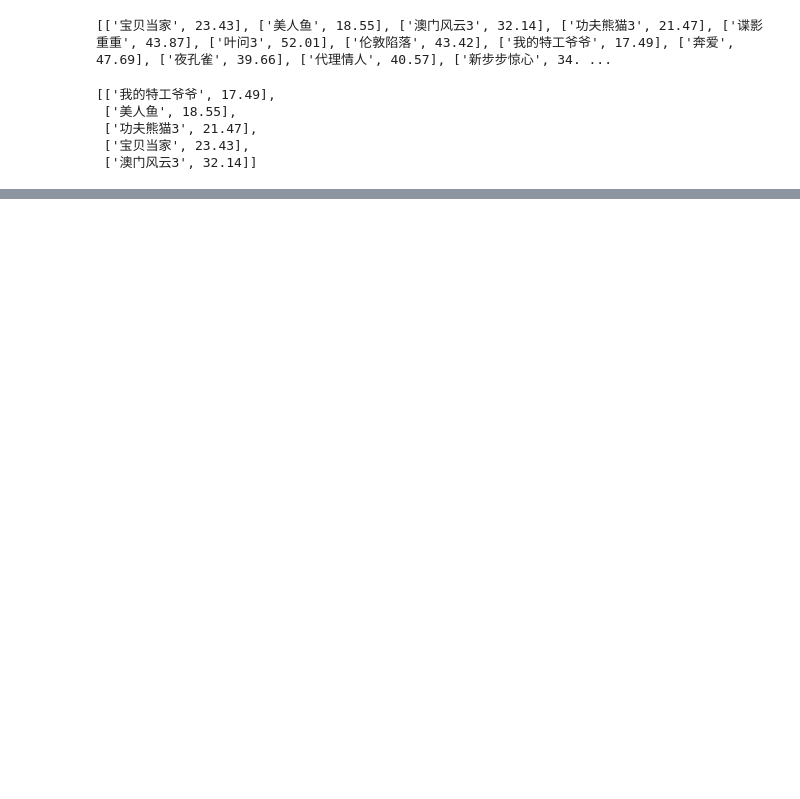
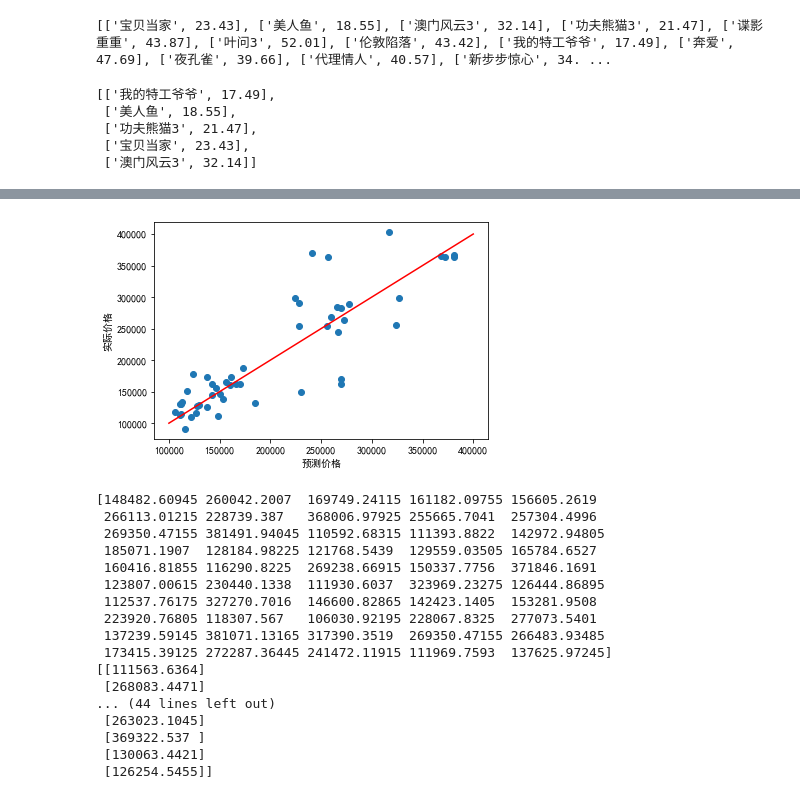
Before and after one commit to xiaoxie110/python_learn, a Jupyter notebook: knn.ipynb, the cells around one changed output, grey strips where cells are left out. Saved outputs shown, nothing was run; the diff lists cells and outputs as text; code cells hidden in the pictures; blank space fills up the shorter version.

```diff
--- a/knn.ipynb
+++ b/knn.ipynb
@@ -50,0 +139,53 @@ labels
+# %%
+#去均值和方差归一化
+X_normalizer = StandardScaler() # N(0,1)
+X_train = X_normalizer.fit_transform(X_train)
+X_test = X_normalizer.transform(X_test)
+y_normalizer = StandardScaler()
+y_train = y_normalizer.fit_transform(y_train)
+y_test = y_normalizer.transform(y_test)
+# %%
+knn = KNeighborsRegressor(n_neighbors=2) #K=2
+knn.fit(X_train, y_train.ravel())
+# 预测房价:
+y_pred = knn.predict(X_test)
+y_pred
+
+y_pred_inv = y_normalizer.inverse_transform(y_pred)
+y_test_inv = y_normalizer.inverse_transform(y_test)
+
+# 创建点阵图
+plt.scatter(y_pred_inv, y_test_inv)
+plt.xlabel('预测值')
+plt.ylabel('实际值')
+
+# 现在来增加预测线
+# linspace(x1,x2,N)。linspace是Matlab中的均分计算指令，用于产生x1,x2之间的N点行线性的矢量。其中x1、x2、N分别为起始值、终止值、元素个数。若默认N，默认点数为100
+diagonal = np.linspace(100000, 400000, 10000)
+
+plt.plot(diagonal, diagonal, '-r')
+plt.xlabel('预测价格')
+plt.ylabel('实际价格')
+plt.show()
+
+# print(y_pred_inv)
+# print(y_test_inv)
+# %% [output]
+[figure, added]
+[148482.60945 260042.2007  169749.24115 161182.09755 156605.2619
+ 266113.01215 228739.387   368006.97925 255665.7041  257304.4996
+ 269350.47155 381491.94045 110592.68315 111393.8822  142972.94805
+ 185071.1907  128184.98225 121768.5439  129559.03505 165784.6527
+ 160416.81855 116290.8225  269238.66915 150337.7756  371846.1691
+ 123807.00615 230440.1338  111930.6037  323969.23275 126444.86895
+ 112537.76175 327270.7016  146600.82865 142423.1405  153281.9508
+ 223920.76805 118307.567   106030.92195 228067.8325  277073.5401
+ 137239.59145 381071.13165 317390.3519  269350.47155 266483.93485
+ 173415.39125 272287.36445 241472.11915 111969.7593  137625.97245]
+[[111563.6364]
+ [268083.4471]
+... (44 lines left out)
+ [263023.1045]
+ [369322.537 ]
+ [130063.4421]
+ [126254.5455]]
```
Also changed, not shown: parts of 8 cells of this notebook, 4 other files.
